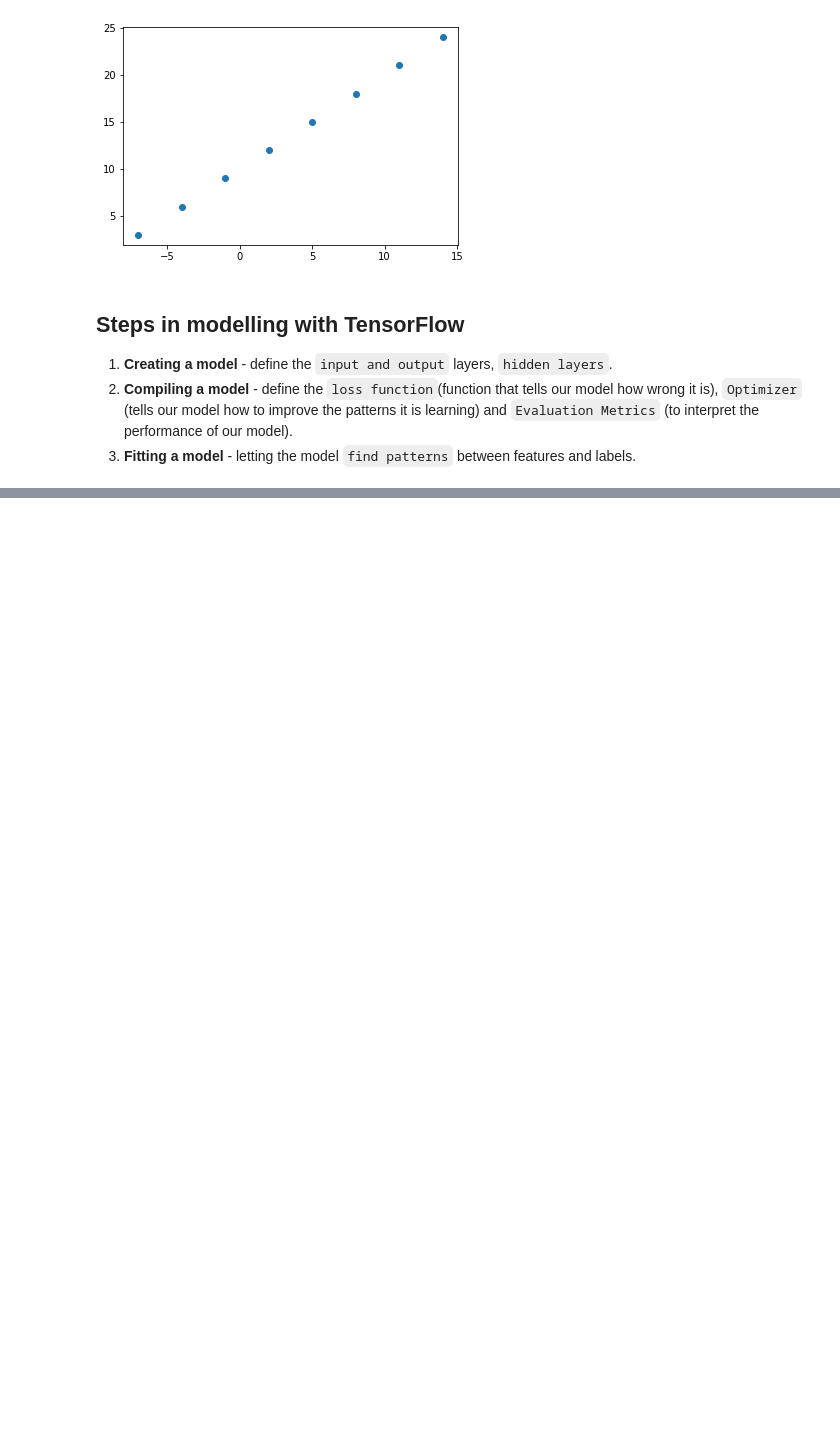
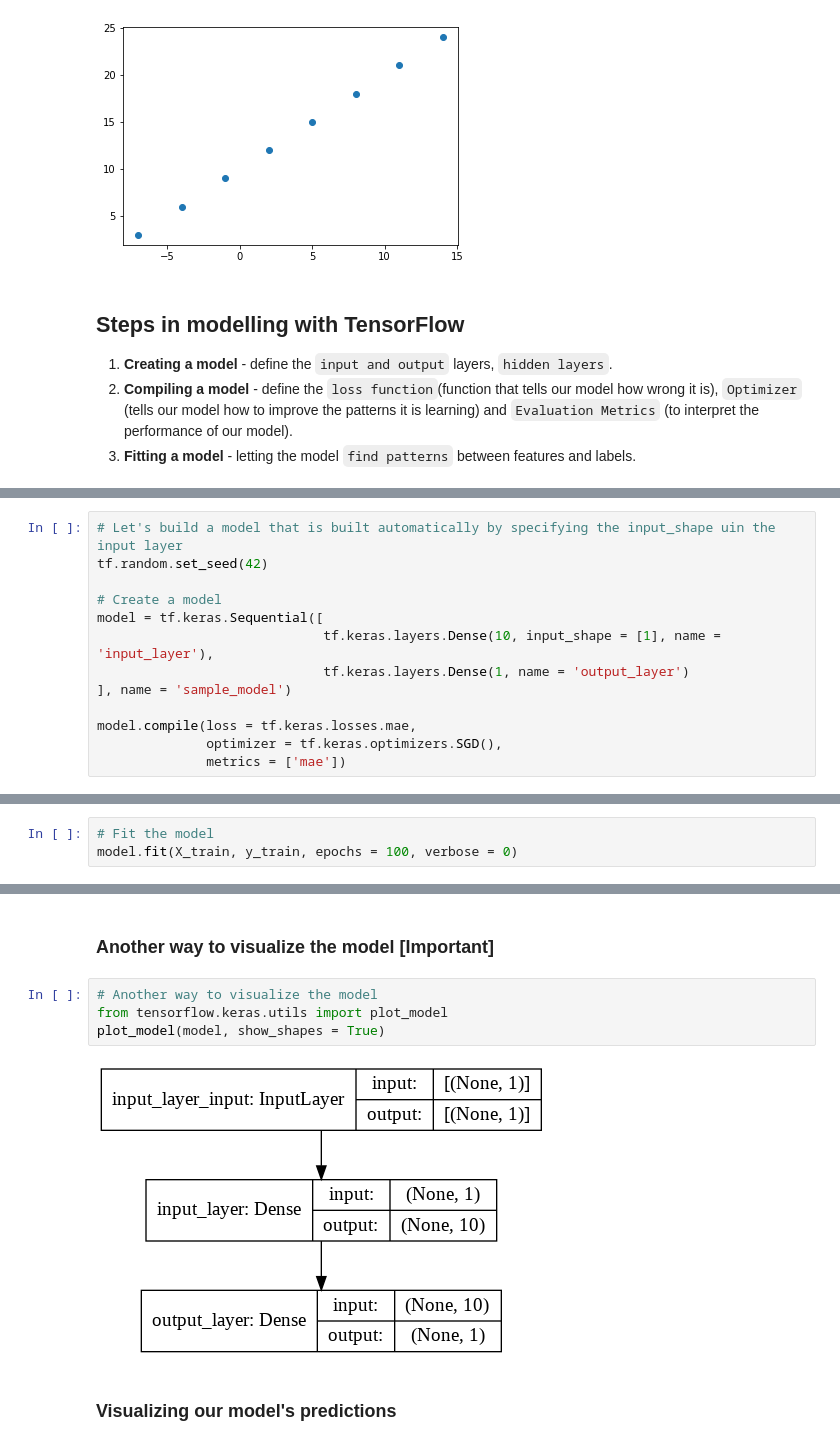
Before and after one commit to Shubhranshu-Malhotra/Tensorflow-Developer-ZTM, a Jupyter notebook: neural_network_regression_with_tensorflow.ipynb, the cells around one changed output, grey strips where cells are left out. Drawn from its saved outputs; the diff is of its cells as text; blank space fills up the shorter version.

```diff
--- a/neural_network_regression_with_tensorflow.ipynb
+++ b/neural_network_regression_with_tensorflow.ipynb
@@ -78,0 +287,13 @@ model.compile(loss = tf.keras.losses.mae,
+# %%
+# Let's build a model that is built automatically by specifying the input_shape uin the input layer
+tf.random.set_seed(42)
+
+# Create a model
+model = tf.keras.Sequential([
+                             tf.keras.layers.Dense(10, input_shape = [1], name = 'input_layer'),
+                             tf.keras.layers.Dense(1, name = 'output_layer')
+], name = 'sample_model')
+
+model.compile(loss = tf.keras.losses.mae,
+              optimizer = tf.keras.optimizers.SGD(),
+              metrics = ['mae'])
@@ -78,0 +321,3 @@ model.compile(loss = tf.keras.losses.mae,
+# %%
+# Fit the model
+model.fit(X_train, y_train, epochs = 100, verbose = 0)
@@ -78,0 +342,10 @@ model.compile(loss = tf.keras.losses.mae,
+# %% [markdown]
+### Another way to visualize the model [Important]
+# %%
+# Another way to visualize the model
+from tensorflow.keras.utils import plot_model
+plot_model(model, show_shapes = True)
+# %% [output]
+[figure, added]
+# %% [markdown]
+### Visualizing our model's predictions
```
Also changed, not shown: parts of 32 cells of this notebook.
